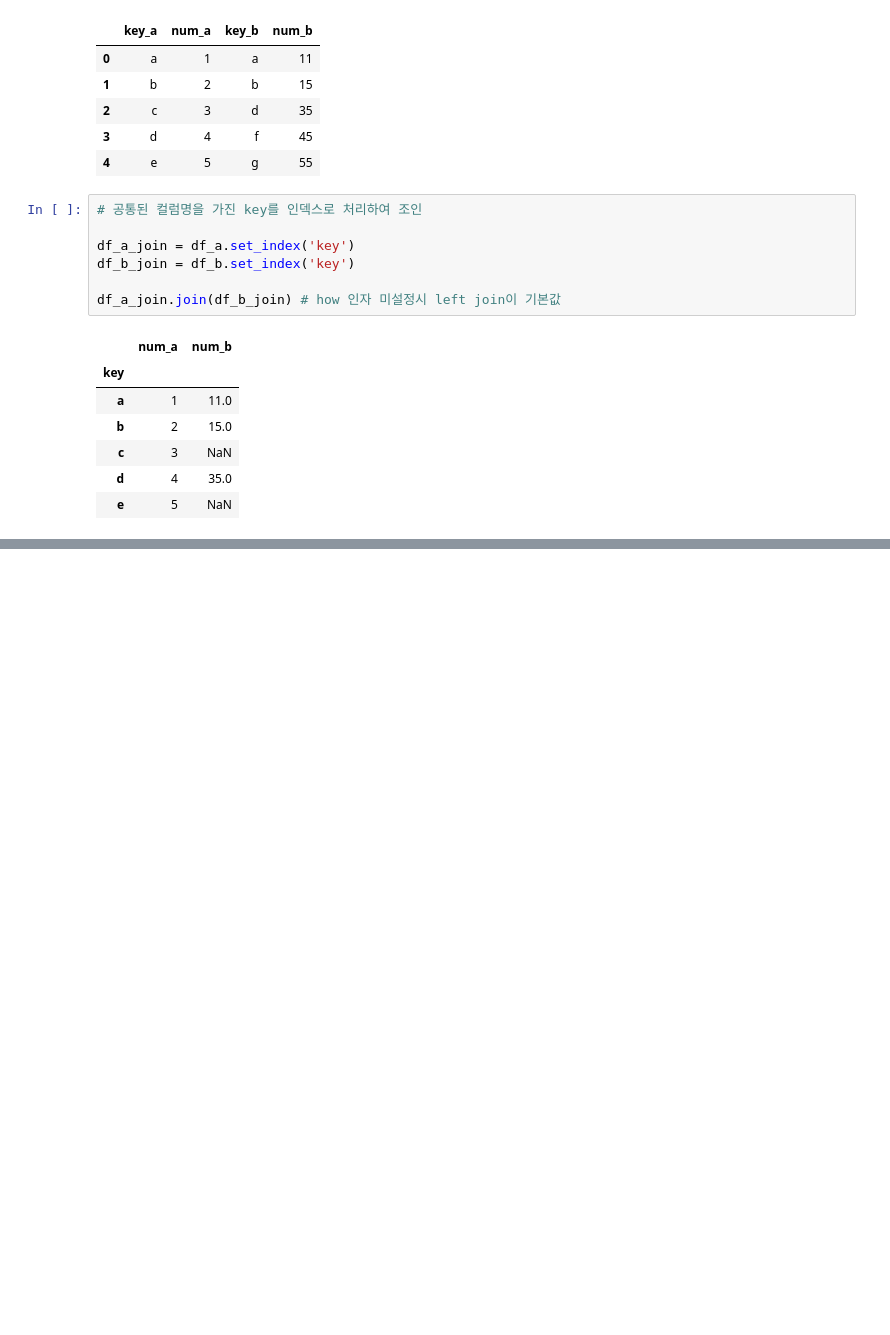
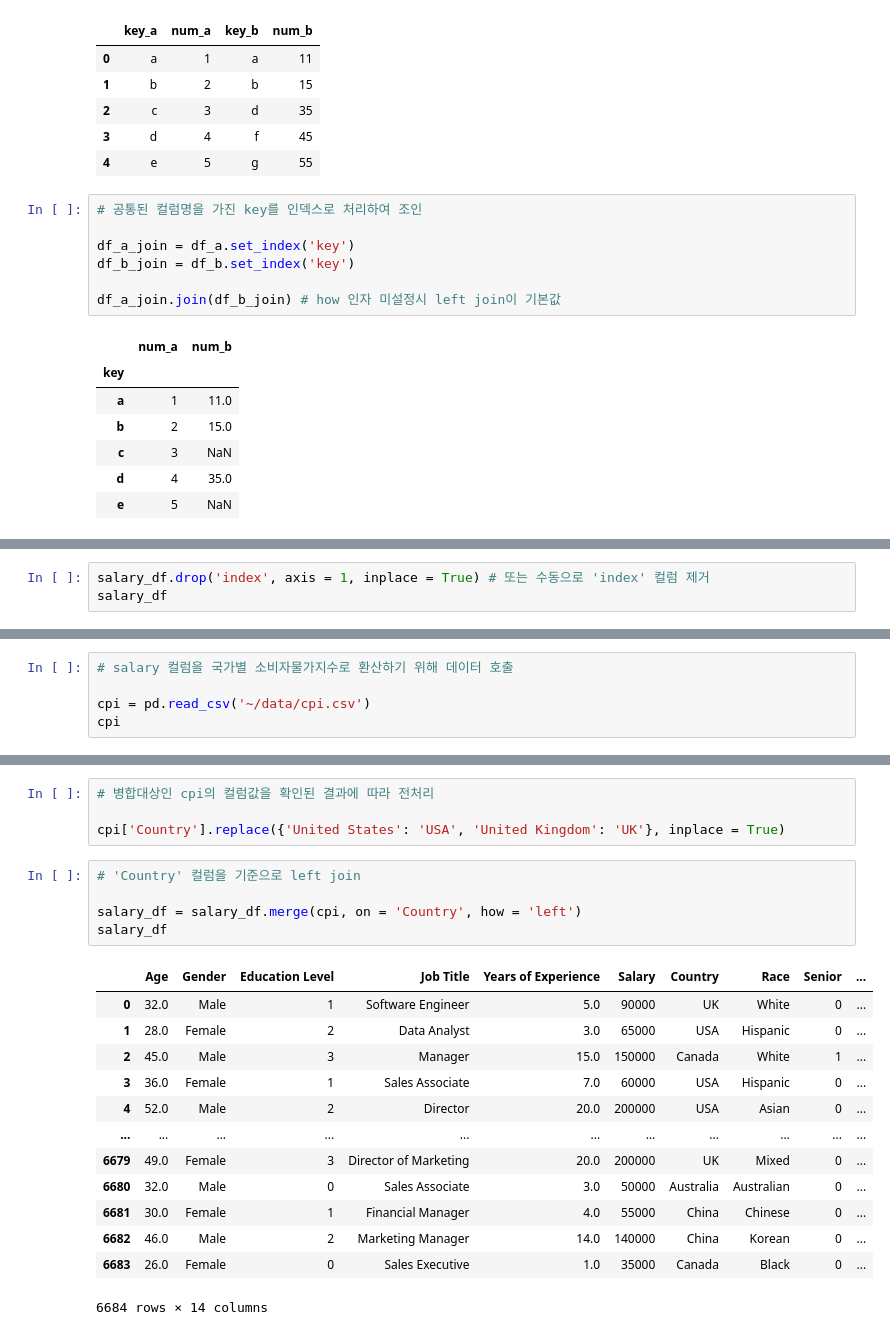
Before and after one commit to FennexFox/AIFFEL_quest_cr, a Jupyter notebook: 데기파 학습노트/03. Data Transformation.ipynb, the cells around one changed output, grey strips where cells are left out. Saved outputs shown, nothing was run; the diff lists cells and outputs as text; blank space fills up the shorter version.

```diff
--- a/데기파 학습노트/03. Data Transformation.ipynb
+++ b/데기파 학습노트/03. Data Transformation.ipynb
@@ -156,0 +244,3 @@ df_a_join.join(df_b_join) # how 인자 미설정시 left join이 기본값
+# %%
+salary_df.drop('index', axis = 1, inplace = True) # 또는 수동으로 'index' 컬럼 제거
+salary_df
@@ -156,0 +261,5 @@ df_a_join.join(df_b_join) # how 인자 미설정시 left join이 기본값
+# %%
+# salary 컬럼을 국가별 소비자물가지수로 환산하기 위해 데이터 호출
+
+cpi = pd.read_csv('~/data/cpi.csv')
+cpi
@@ -156,0 +293,23 @@ df_a_join.join(df_b_join) # how 인자 미설정시 left join이 기본값
+# %%
+# 병합대상인 cpi의 컬럼값을 확인된 결과에 따라 전처리
+
+cpi['Country'].replace({'United States': 'USA', 'United Kingdom': 'UK'}, inplace = True)
+# %%
+# 'Country' 컬럼을 기준으로 left join
+
+salary_df = salary_df.merge(cpi, on = 'Country', how = 'left')
+salary_df
+# %% [output]
+|  | Age | Gender | Education Level | Job Title | Years of Experience | Salary | Country | Race | Senior | ... |
+| 0 | 32.0 | Male | 1 | Software Engineer | 5.0 | 90000 | UK | White | 0 | ... |
+| 1 | 28.0 | Female | 2 | Data Analyst | 3.0 | 65000 | USA | Hispanic | 0 | ... |
+| 2 | 45.0 | Male | 3 | Manager | 15.0 | 150000 | Canada | White | 1 | ... |
+| 3 | 36.0 | Female | 1 | Sales Associate | 7.0 | 60000 | USA | Hispanic | 0 | ... |
+| 4 | 52.0 | Male | 2 | Director | 20.0 | 200000 | USA | Asian | 0 | ... |
+| ... | ... | ... | ... | ... | ... | ... | ... | ... | ... | ... |
+| 6679 | 49.0 | Female | 3 | Director of Marketing | 20.0 | 200000 | UK | Mixed | 0 | ... |
+| 6680 | 32.0 | Male | 0 | Sales Associate | 3.0 | 50000 | Australia | Australian | 0 | ... |
+| 6681 | 30.0 | Female | 1 | Financial Manager | 4.0 | 55000 | China | Chinese | 0 | ... |
+| 6682 | 46.0 | Male | 2 | Marketing Manager | 14.0 | 140000 | China | Korean | 0 | ... |
+| 6683 | 26.0 | Female | 0 | Sales Executive | 1.0 | 35000 | Canada | Black | 0 | ... |
+6684 rows × 14 columns
```
Also changed, not shown: parts of 12 cells of this notebook.
